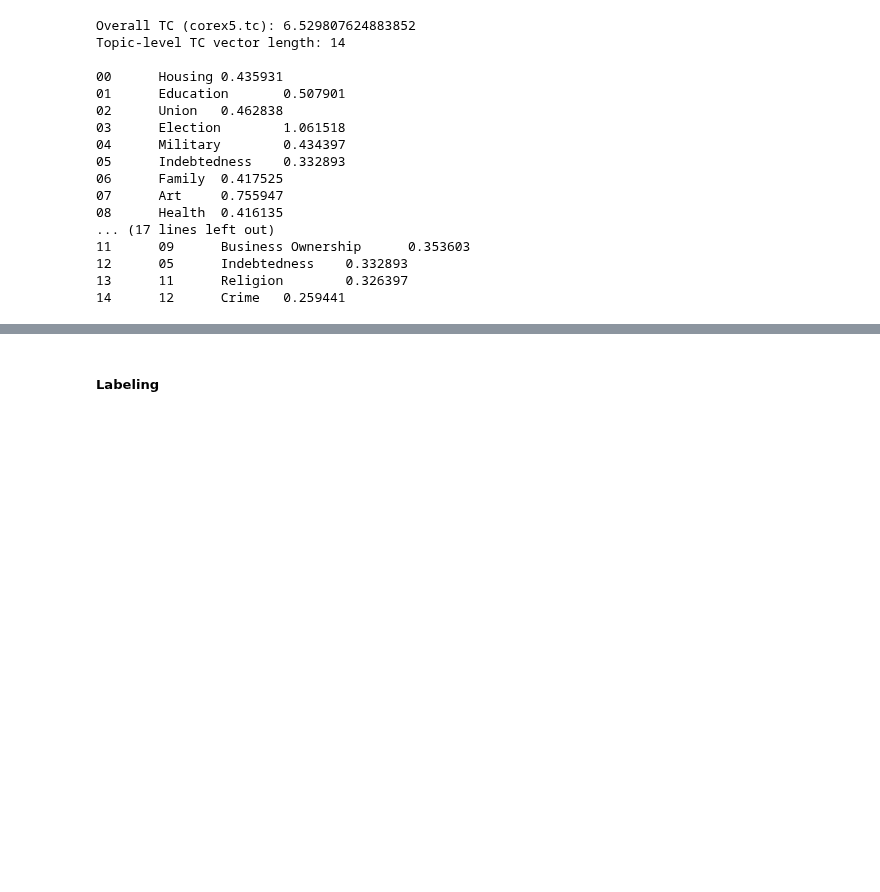
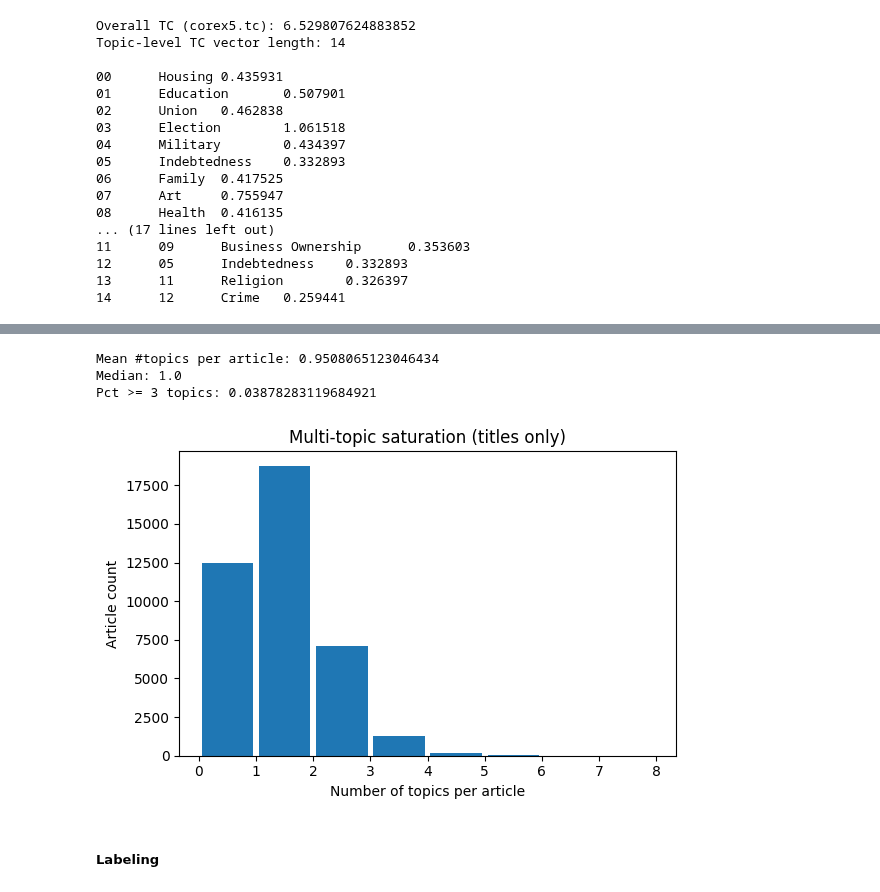
Before and after one commit to laurauguc/working_class_media_analysis, a Jupyter notebook: analysis/2.topic_analaysis/Corex_Guided Topic Modeling.ipynb, the cells around one changed output, grey strips where cells are left out. Drawn from its saved outputs; the diff is of its cells as text; code cells hidden in the pictures; blank space fills up the shorter version.

```diff
--- a/analysis/2.topic_analaysis/Corex_Guided Topic Modeling.ipynb
+++ b/analysis/2.topic_analaysis/Corex_Guided Topic Modeling.ipynb
@@ -475,3 +475,24 @@ plt.show()
+# %%
+threshold = 0.8  # change threashold here
+n_labels = (topic_scores > threshold).sum(axis=1)
+
+print("Mean #topics per article:", n_labels.mean())
+print("Median:", np.median(n_labels))
+print("Pct >= 3 topics:", (n_labels >= 3).mean())
+# %% [output]
+Mean #topics per article: 0.9508065123046434
+Median: 1.0
+Pct >= 3 topics: 0.03878283119684921
+# %%
+plt.figure(figsize=(6,4))
+plt.hist(n_labels, bins=range(n_labels.max()+2), rwidth=0.9)
+plt.xlabel('Number of topics per article')
+plt.ylabel('Article count')
+plt.title('Multi-topic saturation (titles only)')
+plt.tight_layout()
+plt.show()
+# %% [output]
+[figure, added]
 # %% [markdown]
 ##### Labeling
 # %%
```
Also changed, not shown: parts of 8 cells of this notebook.
